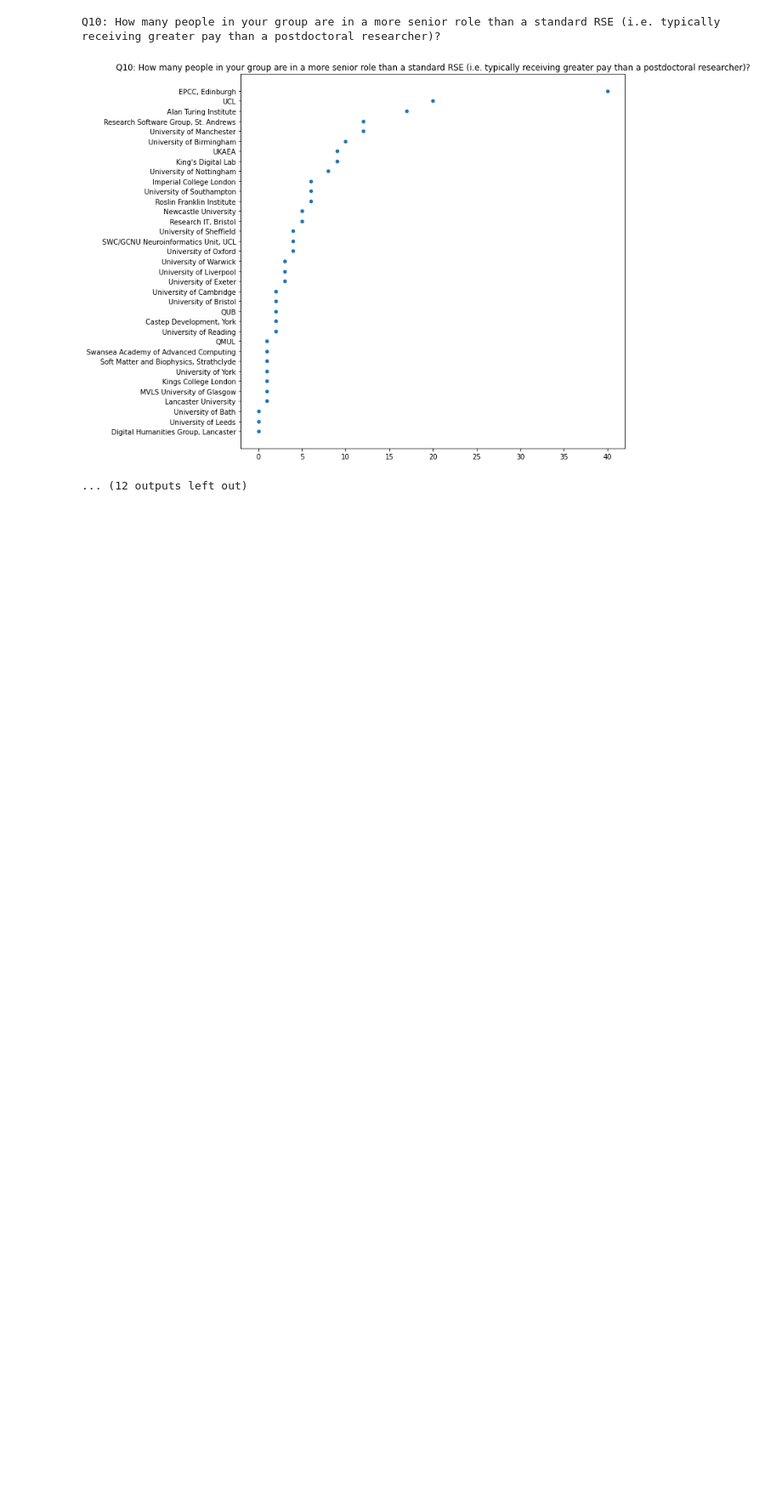
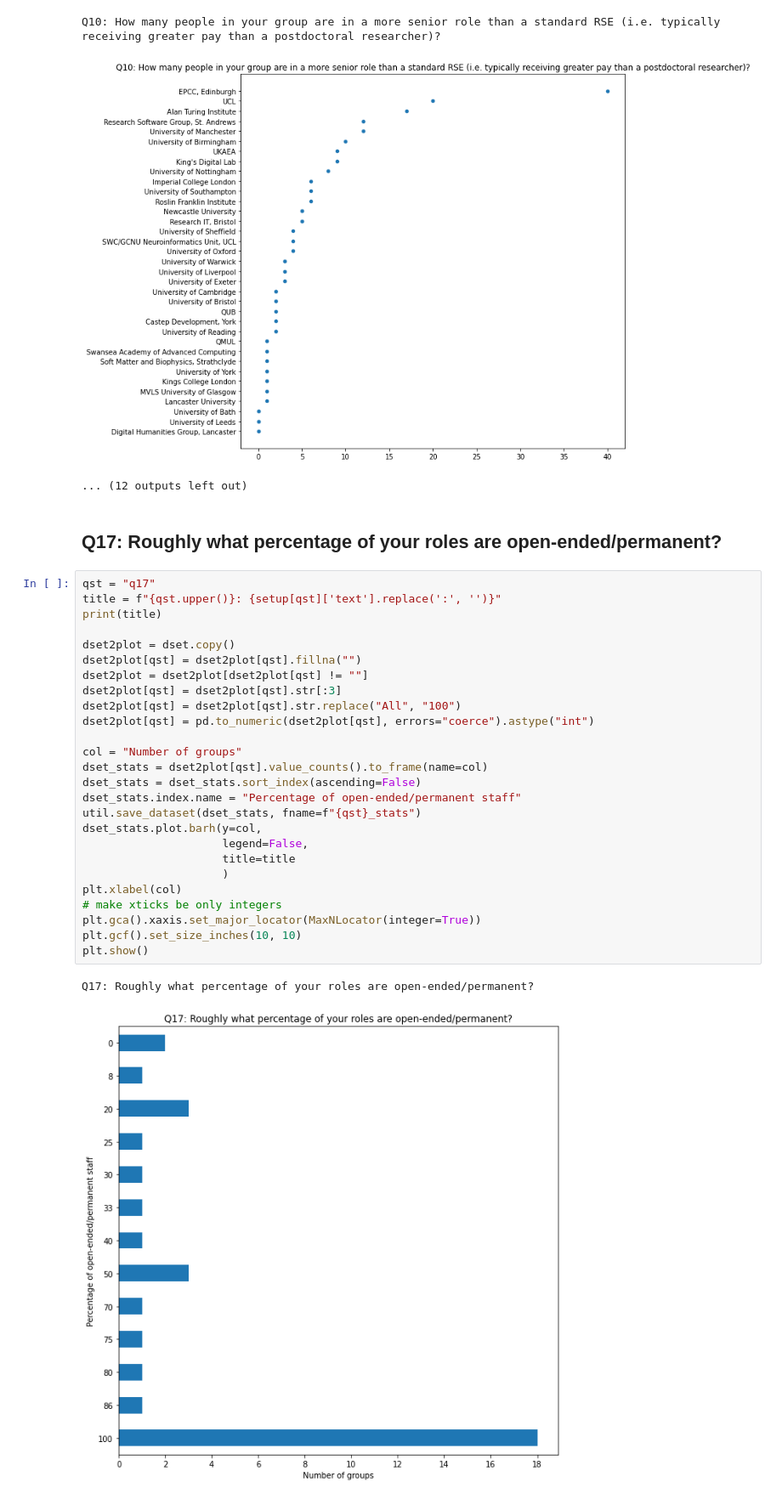
Before and after one commit to softwaresaved/RSE-Group-Leaders-Survey-2023_Python, a Jupyter notebook: notebooks/PRODUCE_report.ipynb, the cells around one changed output. Shown at 85% size. Cells and saved outputs as stored; diff of their text form; blank space fills up the shorter version.

Commit message:
Added plot for Q17. Closes #5.

```diff
--- a/notebooks/PRODUCE_report.ipynb
+++ b/notebooks/PRODUCE_report.ipynb
@@ -151,3 +152,34 @@ Q9: How many people are currently in your group in total?
 Q10: How many people in your group are in a more senior role than a standard RSE (i.e. typically receiving greater pay than a postdoctoral researcher)?
 [figure]
 ... (12 outputs left out)
+# %% [markdown]
+## Q17: Roughly what percentage of your roles are open-ended/permanent?
+# %%
+qst = "q17"
+title = f"{qst.upper()}: {setup[qst]['text'].replace(':', '')}"
+print(title)
+
+dset2plot = dset.copy()
+dset2plot[qst] = dset2plot[qst].fillna("")
+dset2plot = dset2plot[dset2plot[qst] != ""]
+dset2plot[qst] = dset2plot[qst].str[:3]
+dset2plot[qst] = dset2plot[qst].str.replace("All", "100")
+dset2plot[qst] = pd.to_numeric(dset2plot[qst], errors="coerce").astype("int")
+
+col = "Number of groups"
+dset_stats = dset2plot[qst].value_counts().to_frame(name=col)
+dset_stats = dset_stats.sort_index(ascending=False)
+dset_stats.index.name = "Percentage of open-ended/permanent staff"
+util.save_dataset(dset_stats, fname=f"{qst}_stats")
+dset_stats.plot.barh(y=col,
+                     legend=False,
+                     title=title
+                     )
+plt.xlabel(col)
+# make xticks be only integers
+plt.gca().xaxis.set_major_locator(MaxNLocator(integer=True))
+plt.gcf().set_size_inches(10, 10)
+plt.show()
+# %% [output]
+Q17: Roughly what percentage of your roles are open-ended/permanent?
+[figure, added]
```
Also changed, not shown: parts of 1 cell of this notebook, 3 other files.
